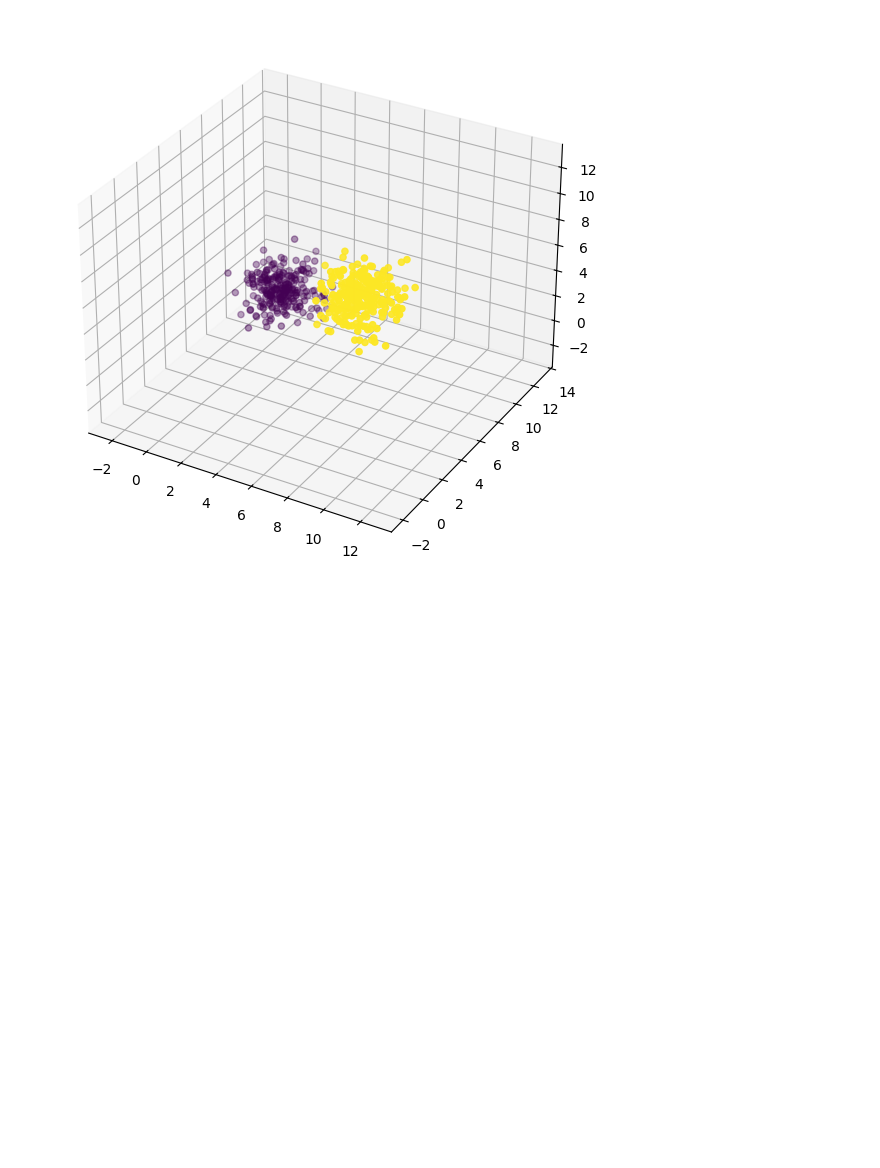
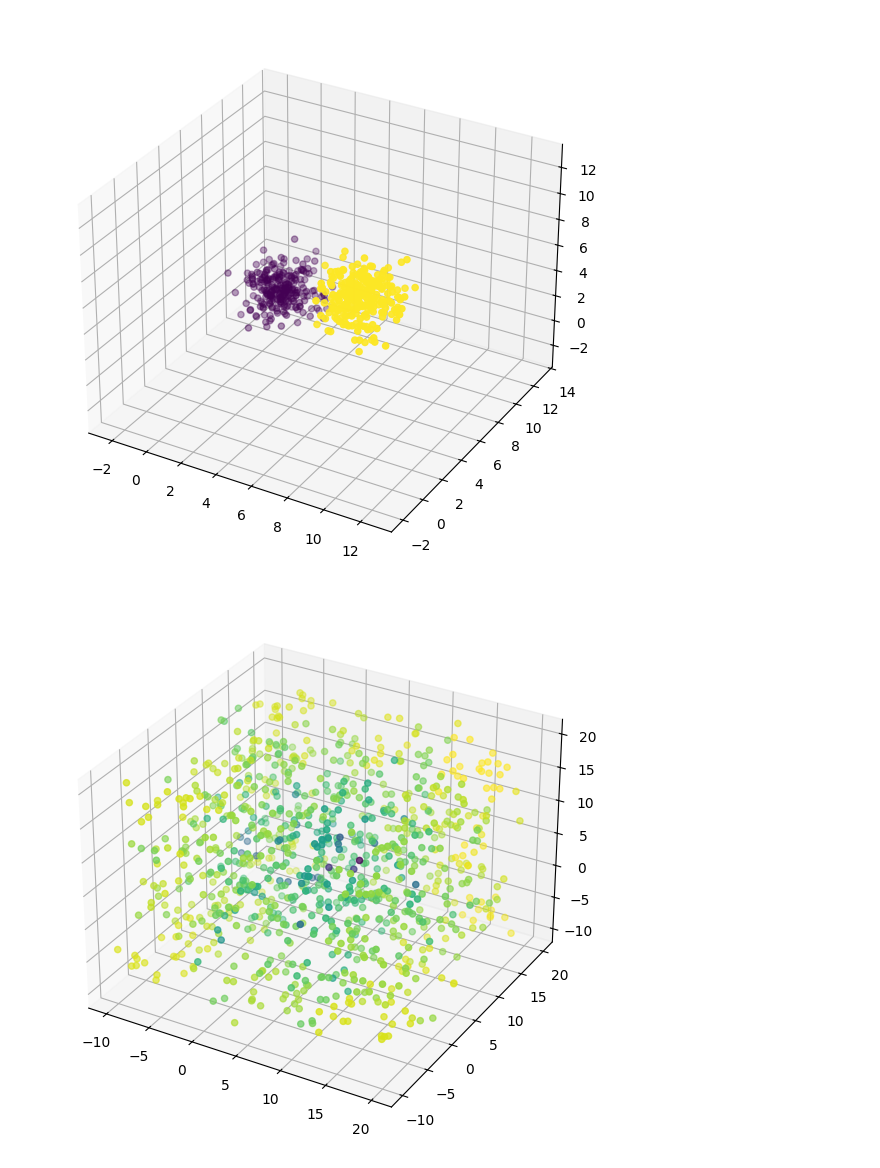
Before and after one commit to denisaaab/anomaly_detection_labs, a Jupyter notebook: lab3.ipynb, the cells around one changed output. Saved outputs shown, nothing was run; the diff lists cells and outputs as text; code cells hidden in the pictures; blank space fills up the shorter version.

```diff
--- a/lab3.ipynb
+++ b/lab3.ipynb
@@ -157,3 +157,18 @@ scatter = ax.scatter(X[:, 0], X[:, 1], X[:, 2], c=y)
 plt.show()
 # %% [output]
 [figure]
+# %%
+iforest3D = IForest(contamination=0.02)
+
+iforest3D.fit(X)
+
+test_data3D = np.random.uniform(-10,20,(1000, 3))
+
+anomaly_scores_iforest = iforest3D.decision_function(test_data3D)
+
+fig, ax = plt.subplots(subplot_kw={"projection": "3d"}, figsize=(10, 7))
+
+scatter = ax.scatter(test_data3D[:, 0], test_data3D[:, 1], test_data3D[:,2] ,c=anomaly_scores_iforest, cmap='viridis', s=20)
+plt.show()
+# %% [output]
+[figure, added]
```
Also changed, not shown: parts of 9 cells of this notebook, 1 other file.
